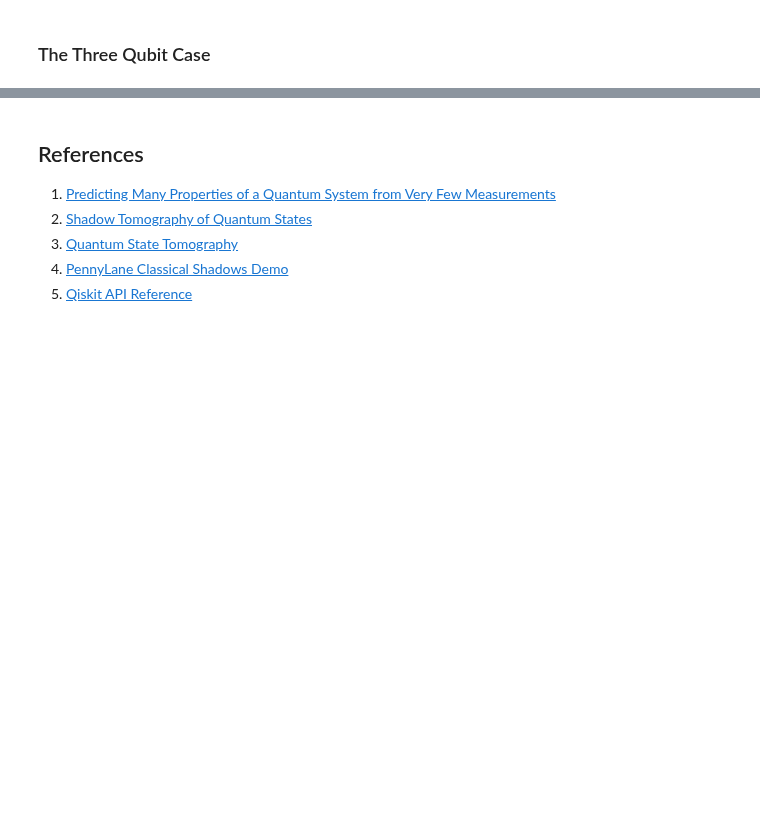
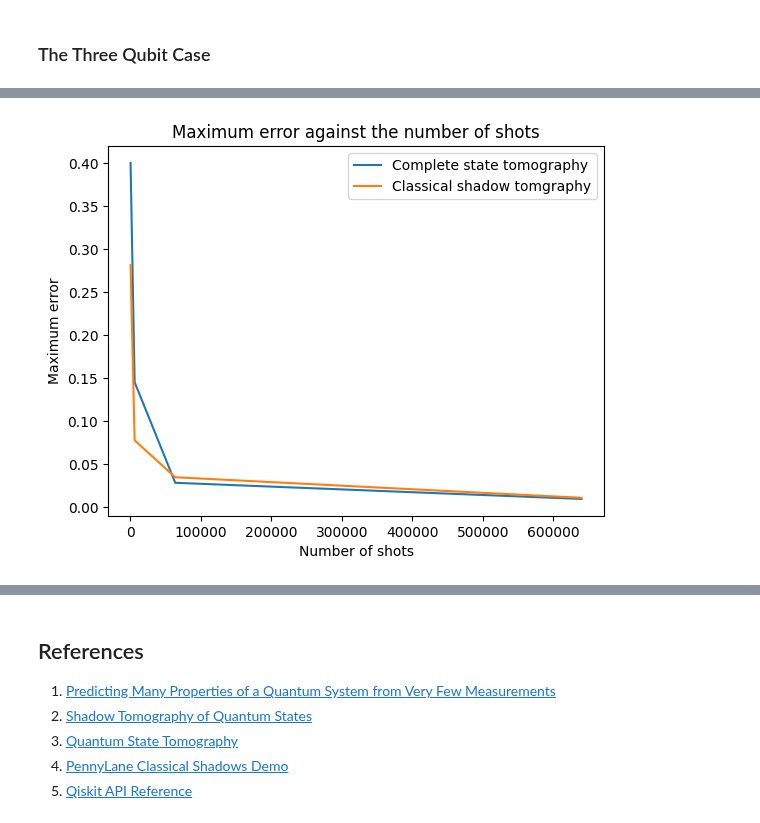
Before and after one commit to ZacharyKokot/Summer-Research-2024, a Jupyter notebook: ShadowTomography.ipynb, the cells around one changed output, grey strips where cells are left out. Saved outputs shown, nothing was run; the diff lists cells and outputs as text; code cells hidden in the pictures; blank space fills up the shorter version.

```diff
--- a/ShadowTomography.ipynb
+++ b/ShadowTomography.ipynb
@@ -1214,0 +1202,14 @@ plt.show()
+# %%
+# Instantiate a quantum register with three qubits.
+ghz_state_qr = QuantumRegister (3, 'q')
+
+# Create a quantum circuit with a hadamard gate acting on qubit 0,
+# a CNOT gate with control qubit 0 and target qubit 1,
+# and a CNOT gate with control qubit 1 and target qubit 2. This will prepare a GHZ state.
+ghz_state_qc = QuantumCircuit(ghz_state_qr)
+ghz_state_qc.h(0)
+ghz_state_qc.cx(0, 1)
+ghz_state_qc.cx(1, 2)
+
+# Draw the ciruit in mpl (matplotlib).
+ghz_state_qc.draw("mpl")
@@ -1214,0 +1218,85 @@ plt.show()
+# %%
+# An array of the total number of state copies to take measurements on. All multiples of 64 = 4^3 ensures that the number of shots divides evenly into the number of expectation values the complete state tomography method estimates.
+shots_list = [640, 6400, 64000, 640000]
+
+# Generate the 2-qubit Pauli observables.
+observables = two_point_paulis(ghz_state_qc.num_qubits)
+
+# Get the true density matrix of the state.
+true_state = DensityMatrix.from_instruction(ghz_state_qc)
+
+# Compute the true expectation values of the observables.
+true_expectations = []
+for observable in observables:
+    observable_matrix = pauli_string_to_matrix(observable)
+    true_expectations.append(np.trace(observable_matrix @ true_state.data))
+
+# Lists to store the maximum error for each number of shots for each estimation method.
+max_tomography_error = []
+max_shadow_error = []
+
+# Lists to store the execution times for each estimation method.
+tomography_times = []
+shadow_times = []
+
+for shots in shots_list:
+
+    ################################################################################################################
+    start = time.time()
+
+    # Compute density matrix from complete state tomography.
+    tomogaphy_state = complete_state_tomography(ghz_state_qc, int(shots/16))
+
+    # Estimate all the two-point Pauli observables using the density matrix generated by complete state tomography.
+    tomography_expectations = []
+    for observable in observables:
+        observable_matrix = pauli_string_to_matrix(observable)
+        tomography_expectations.append(np.trace(observable_matrix @ tomogaphy_state))
+
+    end = time.time()
+
+    tomography_times.append(end - start)
+    ################################################################################################################
+
+    # Compute the maximum error for the tomography method.
+    max_tomography_error.append(np.max(np.abs(np.array(true_expectations) - np.array(tomography_expectations))))
+
+    ################################################################################################################
+    start = time.time()
+
+    # Generate the classical shadow.
+    shadow = generate_classical_shadow(ghz_state_qc, shots)
+
+    # Estimate all the two-point Pauli observables using the classical shadow.
+    shadow_expectations = []
+    for observable in observables:
+        shadow_expectations.append(estimate_pauli_observable(shadow, observable))
+
+    end = time.time()
+
+    shadow_times.append(end - start)
+    ################################################################################################################
+
+    # Compute the maximum error for the shadow method.
+    max_shadow_error.append(np.max(np.abs(np.array(true_expectations) - np.array(shadow_expectations))))
+
+# Plots
+# Plot the maximum error for each estimation method against the number of shots.
+plt.plot(shots_list, max_tomography_error, label = "Complete state tomography")
+plt.plot(shots_list, max_shadow_error, label = "Classical shadow tomgraphy")
+plt.xlabel("Number of shots")
+plt.ylabel("Maximum error")
+plt.title("Maximum error against the number of shots")
+plt.legend()
+plt.show()
+
+# Plot the execution times for each estimation method against the number of shots.
+plt.plot(shots_list, tomography_times, label = "Complete state tomography")
+plt.plot(shots_list, shadow_times, label = "Classical shadow tomgraphy")
+plt.xlabel("Number of shots")
+plt.ylabel("Execution time (s)")
+plt.title("Execution time against the number of shots")
+plt.legend()
+plt.show()
+# %% [output]
+[figure, added]
```
Also changed, not shown: parts of 31 cells of this notebook.
